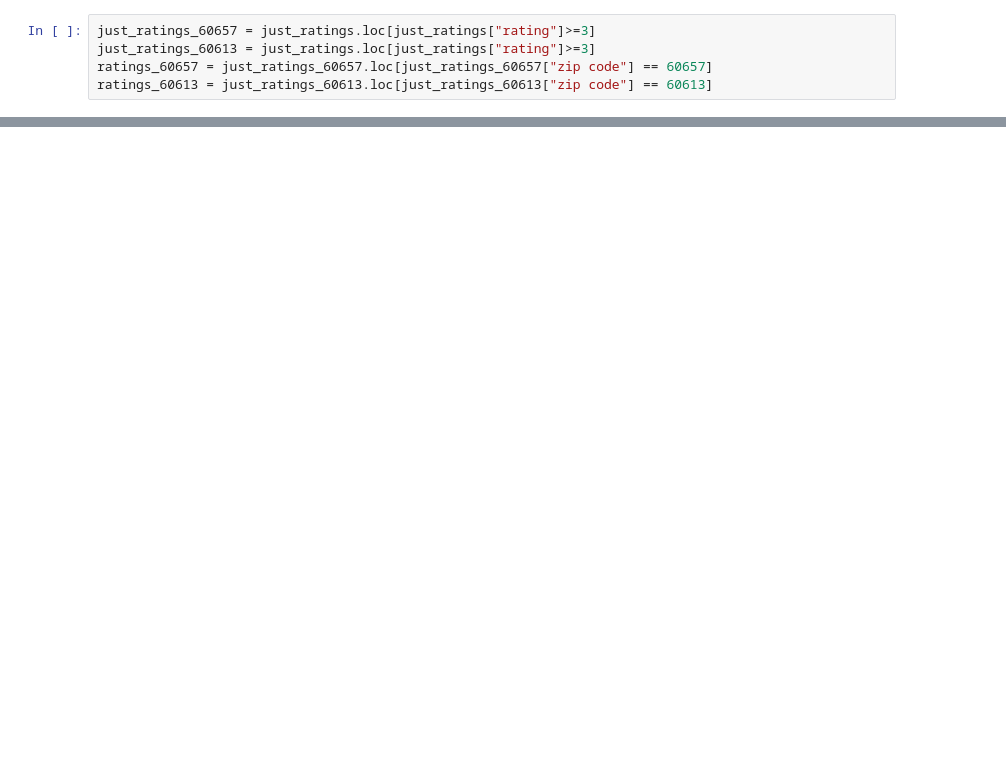
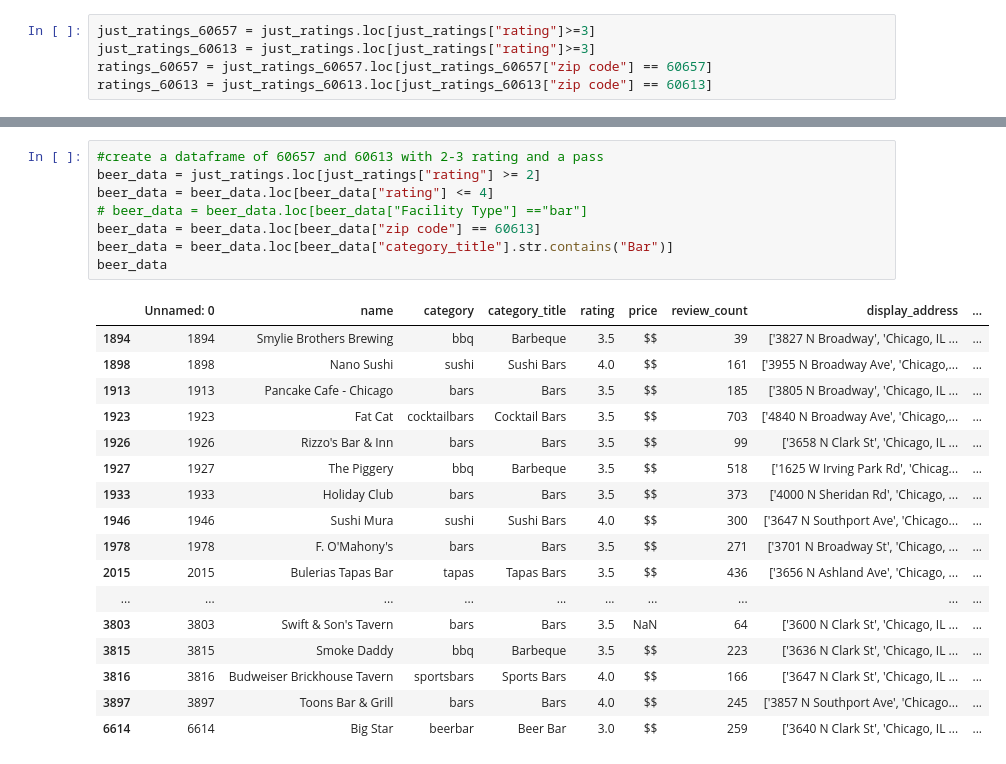
Before and after one commit to joyesufu/Where_Is_The_Food, a Jupyter notebook: map_creation.ipynb, the cells around one changed output, grey strips where cells are left out. Drawn from its saved outputs; the diff is of its cells as text; blank space fills up the shorter version.

```diff
--- a/map_creation.ipynb
+++ b/map_creation.ipynb
@@ -145,0 +331,26 @@ beer_data = beer_data.loc[beer_data["rating"] <= 3]
+# %%
+#create a dataframe of 60657 and 60613 with 2-3 rating and a pass
+beer_data = just_ratings.loc[just_ratings["rating"] >= 2]
+beer_data = beer_data.loc[beer_data["rating"] <= 4]
+# beer_data = beer_data.loc[beer_data["Facility Type"] =="bar"]
+beer_data = beer_data.loc[beer_data["zip code"] == 60613]
+beer_data = beer_data.loc[beer_data["category_title"].str.contains("Bar")]
+beer_data
+# %% [output]
+|  | Unnamed: 0 | name | category | category_title | rating | price | review_count | display_address | ... |
+| 1894 | 1894 | Smylie Brothers Brewing | bbq | Barbeque | 3.5 | $$ | 39 | ['3827 N Broadway', 'Chicago, IL ... | ... |
+| 1898 | 1898 | Nano Sushi | sushi | Sushi Bars | 4.0 | $$ | 161 | ['3955 N Broadway Ave', 'Chicago,... | ... |
+| 1913 | 1913 | Pancake Cafe - Chicago | bars | Bars | 3.5 | $$ | 185 | ['3805 N Broadway', 'Chicago, IL ... | ... |
+| 1923 | 1923 | Fat Cat | cocktailbars | Cocktail Bars | 3.5 | $$ | 703 | ['4840 N Broadway Ave', 'Chicago,... | ... |
+| 1926 | 1926 | Rizzo's Bar & Inn | bars | Bars | 3.5 | $$ | 99 | ['3658 N Clark St', 'Chicago, IL ... | ... |
+| 1927 | 1927 | The Piggery | bbq | Barbeque | 3.5 | $$ | 518 | ['1625 W Irving Park Rd', 'Chicag... | ... |
+| 1933 | 1933 | Holiday Club | bars | Bars | 3.5 | $$ | 373 | ['4000 N Sheridan Rd', 'Chicago, ... | ... |
+| 1946 | 1946 | Sushi Mura | sushi | Sushi Bars | 4.0 | $$ | 300 | ['3647 N Southport Ave', 'Chicago... | ... |
+| 1978 | 1978 | F. O'Mahony's | bars | Bars | 3.5 | $$ | 271 | ['3701 N Broadway St', 'Chicago, ... | ... |
+| 2015 | 2015 | Bulerias Tapas Bar | tapas | Tapas Bars | 3.5 | $$ | 436 | ['3656 N Ashland Ave', 'Chicago, ... | ... |
+| ... | ... | ... | ... | ... | ... | ... | ... | ... | ... |
+| 3803 | 3803 | Swift & Son's Tavern | bars | Bars | 3.5 | NaN | 64 | ['3600 N Clark St', 'Chicago, IL ... | ... |
+| 3815 | 3815 | Smoke Daddy | bbq | Barbeque | 3.5 | $$ | 223 | ['3636 N Clark St', 'Chicago, IL ... | ... |
+| 3816 | 3816 | Budweiser Brickhouse Tavern | sportsbars | Sports Bars | 4.0 | $$ | 166 | ['3647 N Clark St', 'Chicago, IL ... | ... |
+| 3897 | 3897 | Toons Bar & Grill | bars | Bars | 4.0 | $$ | 245 | ['3857 N Southport Ave', 'Chicago... | ... |
+| 6614 | 6614 | Big Star | beerbar | Beer Bar | 3.0 | $$ | 259 | ['3640 N Clark St', 'Chicago, IL ... | ... |
```
Also changed, not shown: parts of 40 cells of this notebook, 6 other files.
